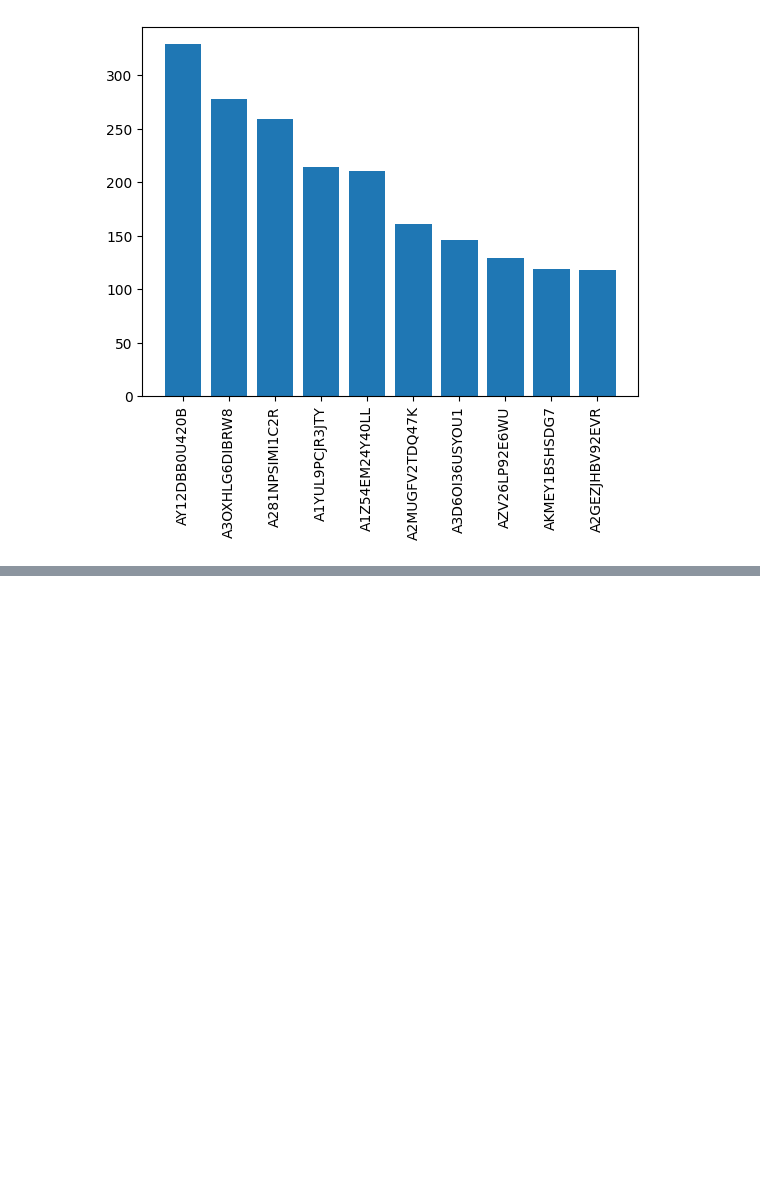
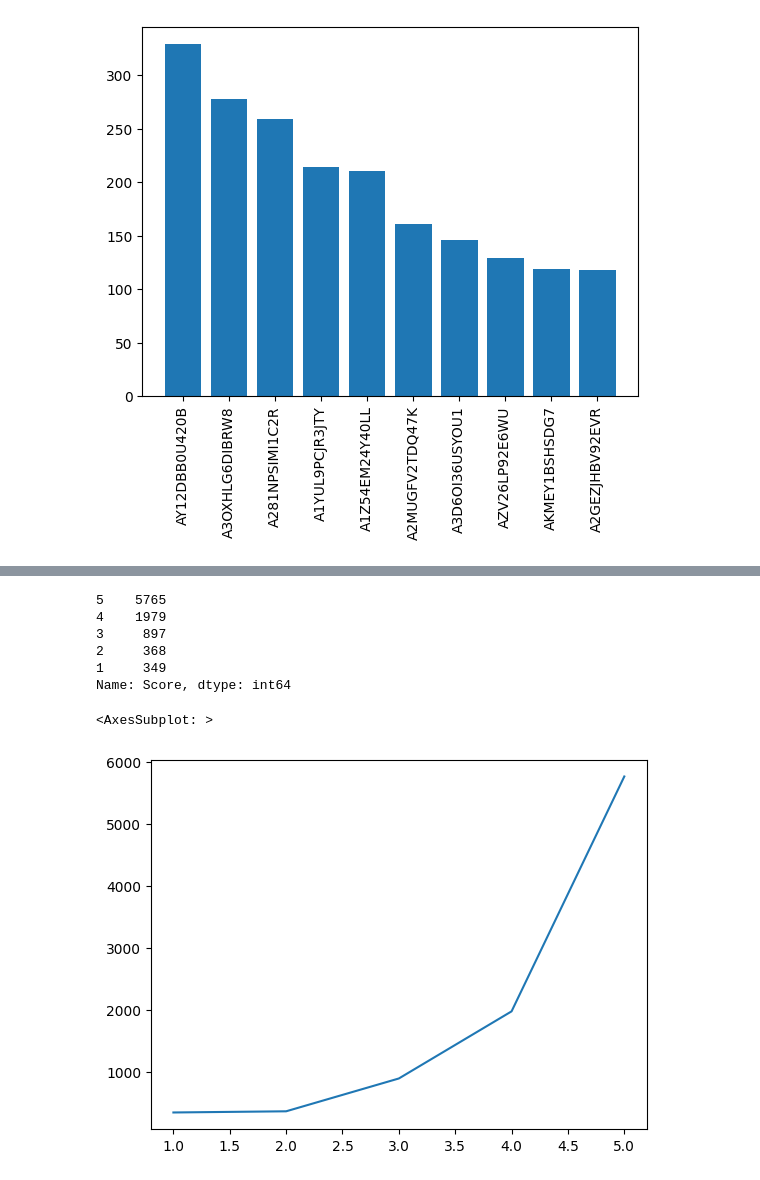
Before and after one commit to Sumetjutha/031_Real_Project_Analysis_Python, a Jupyter notebook: 005_Amazaon_Customers_Data_Analysis.ipynb, the cells around one changed output, grey strips where cells are left out. Cells and saved outputs as stored; diff of their text form; code cells hidden in the pictures; blank space fills up the shorter version.

```diff
--- a/005_Amazaon_Customers_Data_Analysis.ipynb
+++ b/005_Amazaon_Customers_Data_Analysis.ipynb
@@ -366,0 +564,2 @@ plt.xticks(rotation='vertical')
+# %%
+x = data['UserId'].value_counts()
@@ -366,0 +596,2 @@ plt.xticks(rotation='vertical')
+# %%
+data['viewer_type'] = data['UserId'].apply(lambda user : "Frequent" if x[user] > 50 else "Not Frequent")
@@ -366,0 +626,16 @@ plt.xticks(rotation='vertical')
+# %%
+freq_df = data[data['viewer_type'] == 'Frequent']
+# %%
+freq_df['Score'].value_counts()
+# %% [output]
+5    5765
+4    1979
+3     897
+2     368
+1     349
+Name: Score, dtype: int64
+# %%
+freq_df['Score'].value_counts().plot()
+# %% [output]
+<AxesSubplot: >
+[figure, added]
```
Also changed, not shown: parts of 36 cells of this notebook.
